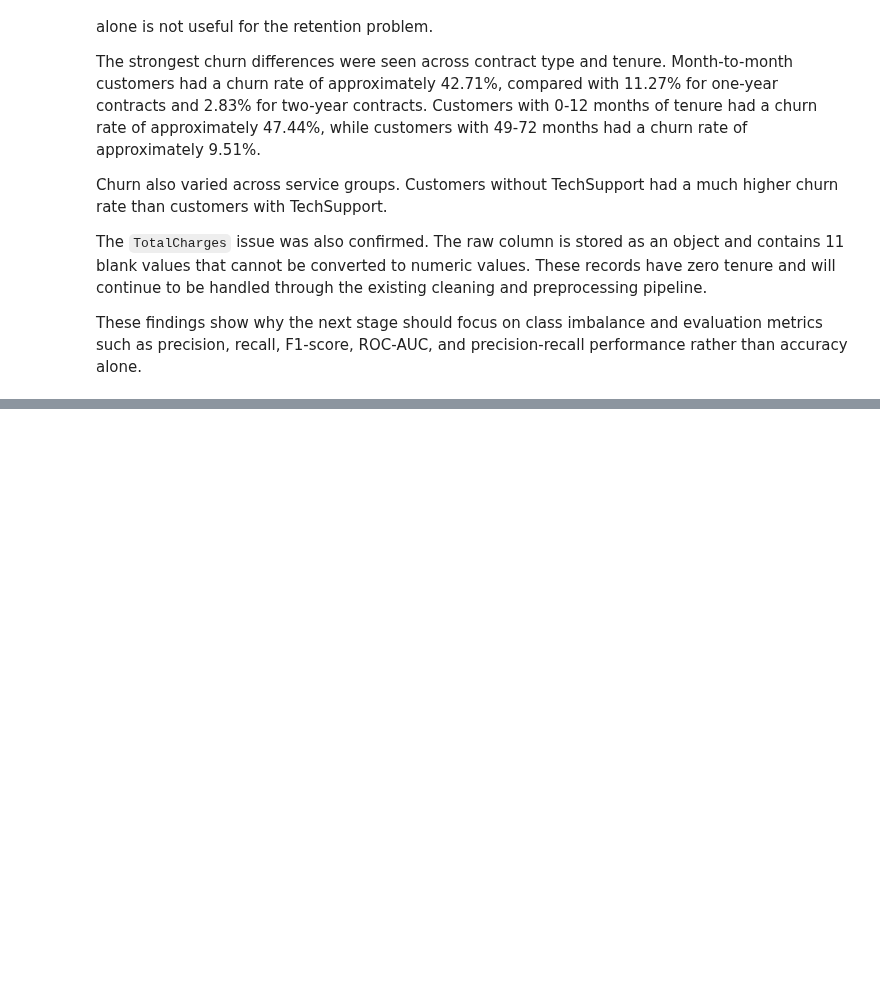
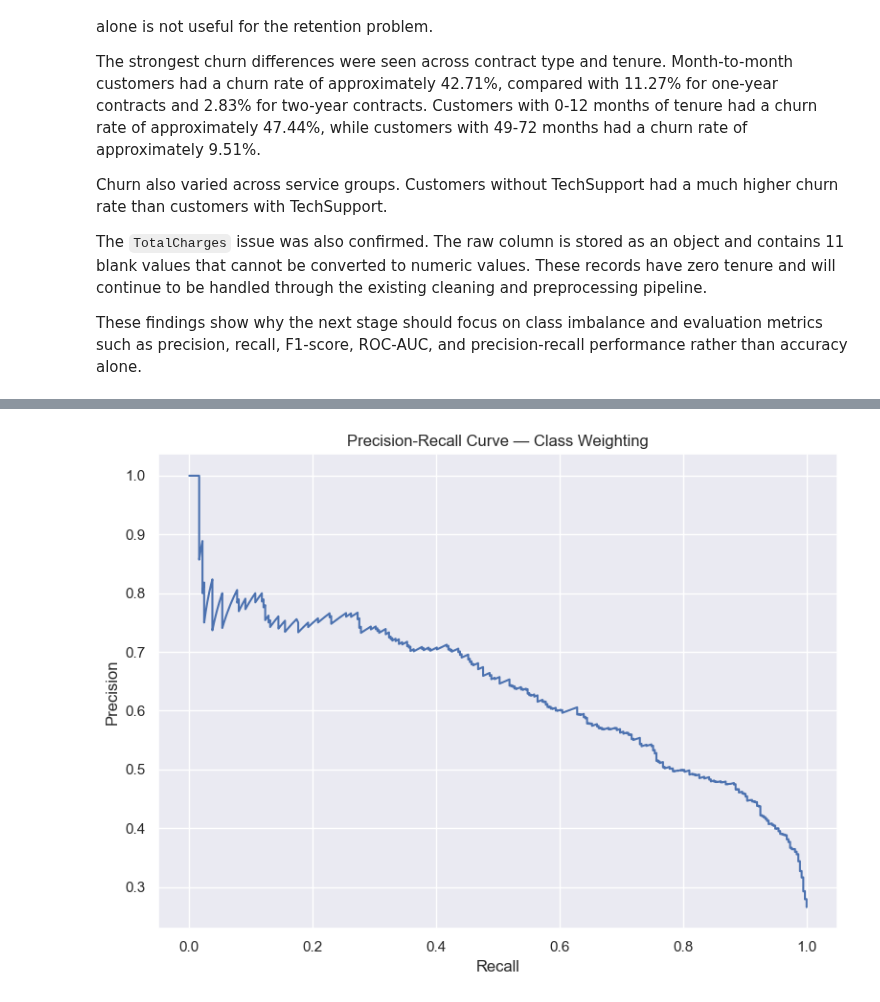
Before and after one commit to francisparwez/telco-customer-churn, a Jupyter notebook: Telco_Churn.ipynb, the cells around one changed output, grey strips where cells are left out. Drawn from its saved outputs; the diff is of its cells as text; code cells hidden in the pictures; blank space fills up the shorter version.

```diff
--- a/Telco_Churn.ipynb
+++ b/Telco_Churn.ipynb
@@ -1821,0 +2167,6 @@ These findings show why the next stage should focus on class imbalance and evalu
+# %%
+selected_pipeline = strategy_pipelines[best_strategy]
+
+print(
+    f"Selected strategy for the next stage: {best_strategy}"
+)
@@ -1821,0 +2213,13 @@ These findings show why the next stage should focus on class imbalance and evalu
+# %%
+selected_pipeline.fit(
+    X_train,
+    y_train
+)
+
+test_predictions = selected_pipeline.predict(
+    X_test
+)
+
+test_probabilities = selected_pipeline.predict_proba(
+    X_test
+)[:, 1]
@@ -1821,0 +2310,32 @@ These findings show why the next stage should focus on class imbalance and evalu
+# %%
+from sklearn.metrics import precision_recall_curve
+
+precision_values, recall_values, _ = precision_recall_curve(
+    y_test,
+    test_probabilities
+)
+
+plt.figure(figsize=(8, 6))
+
+plt.plot(
+    recall_values,
+    precision_values
+)
+
+plt.xlabel("Recall")
+plt.ylabel("Precision")
+plt.title(
+    f"Precision-Recall Curve — {best_strategy}"
+)
+
+plt.tight_layout()
+
+plt.savefig(
+    "./images/20_precision_recall_curve.png",
+    dpi=300,
+    bbox_inches="tight"
+)
+
+plt.show()
+# %% [output]
+[figure, added]
```
Also changed, not shown: parts of 28 cells of this notebook, 4 other files.
